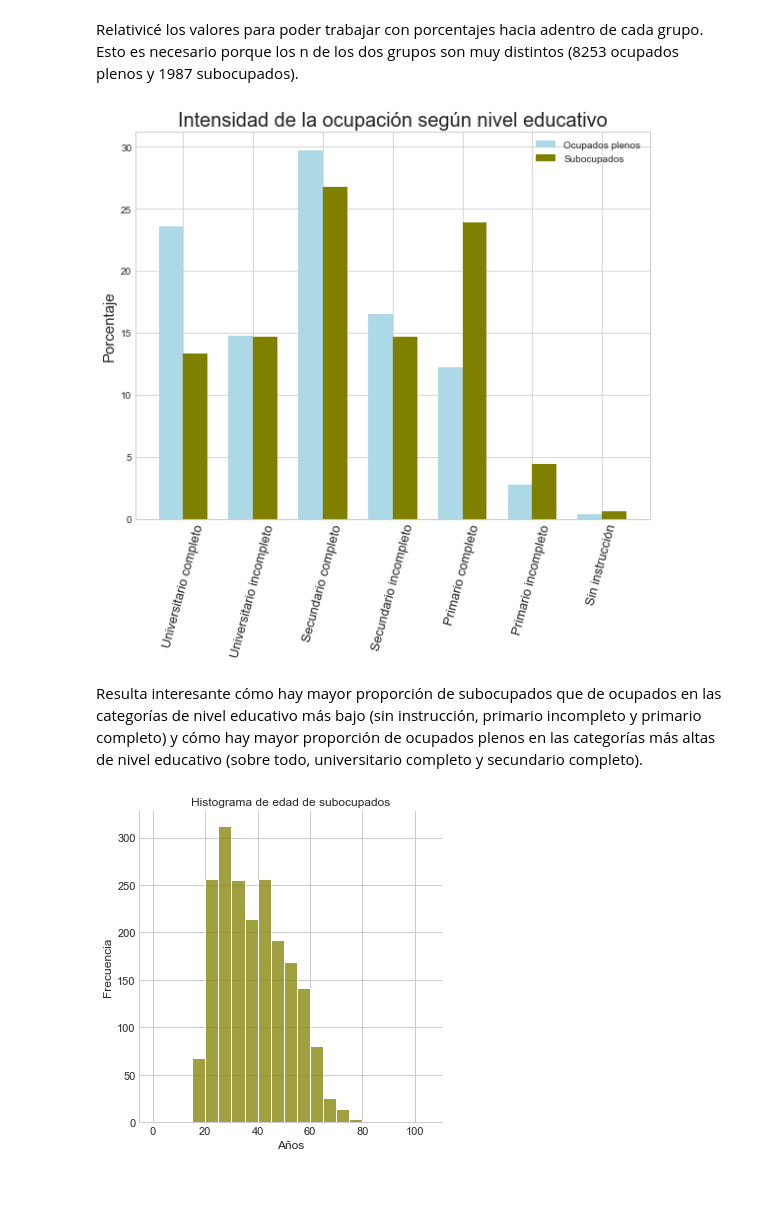
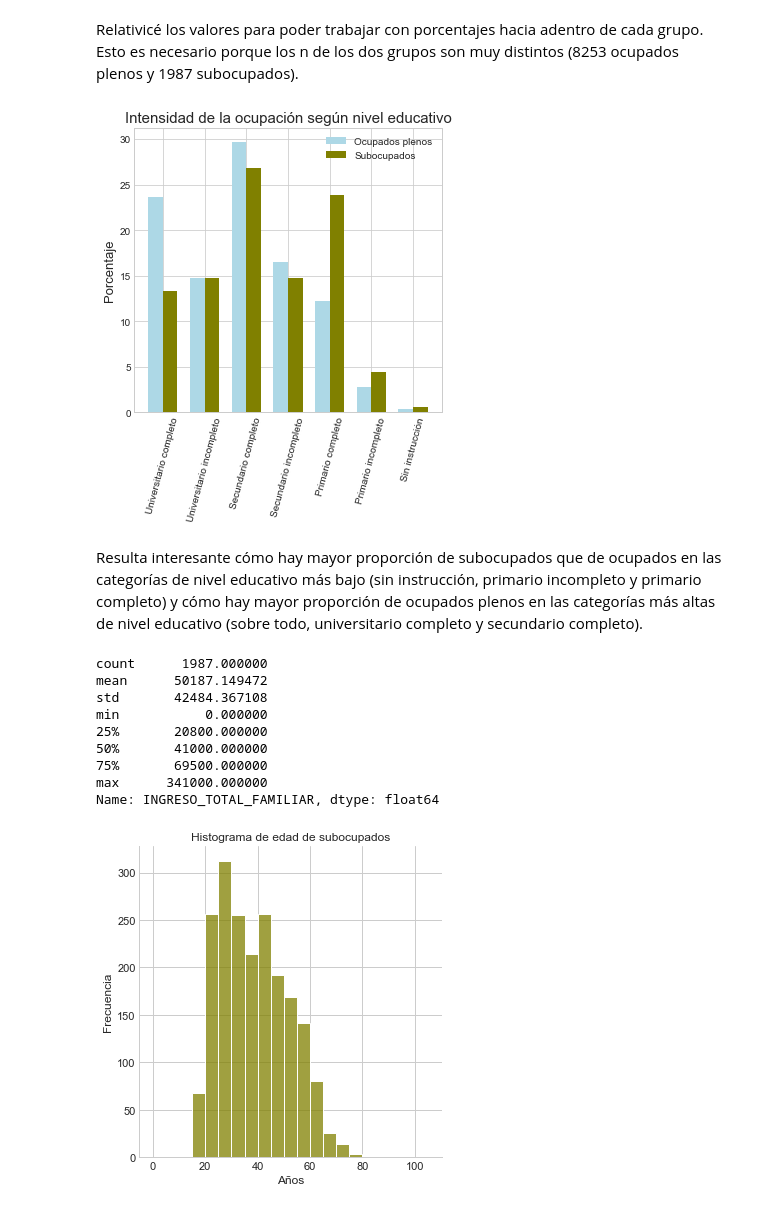
Before and after one commit to VioleCP/EPH-subocupacion, a Jupyter notebook: Subocupación Argentina.ipynb, the cells around one changed output. Cells and saved outputs as stored; diff of their text form; code cells hidden in the pictures.

```diff
--- a/Subocupación Argentina.ipynb
+++ b/Subocupación Argentina.ipynb
@@ -610,35 +577,47 @@ Relativicé los valores para poder trabajar con porcentajes hacia adentro de cad
 # %%
 #Cuadro comparando nivel educativo entre subocupados y ocupados plenos en porcentajes.
 labels = ['Universitario completo', 'Universitario incompleto', 'Secundario completo', 'Secundario incompleto', 'Primario completo', "Primario incompleto", "Sin instrucción"]
 ocupadop = [23.6, 14.8, 29.7, 16.5, 12.2, 2.8, 0.4]
 subo= [13.3, 14.7, 26.8, 14.7, 23.9, 4.4, 0.6]
 
 x = np.arange(len(labels))
 width = 0.35
 
 
-fig, ax = plt.subplots(figsize=(8,8))
+fig, ax = plt.subplots(figsize=(5,6))
 rects1 = ax.bar(x - width/2, ocupadop, width, label='Ocupados plenos', color="lightblue")
 rects2 = ax.bar(x + width/2, subo, width, label='Subocupados', color="olive")
 
-ax.set_ylabel('Porcentaje', fontsize=15)
-ax.set_title('Intensidad de la ocupación según nivel educativo', fontsize=20)
+ax.set_ylabel('Porcentaje', fontsize=13)
+ax.set_title('Intensidad de la ocupación según nivel educativo', fontsize=15)
 ax.set_xticks(x)
-ax.set_xticklabels(labels, fontsize=13)
+ax.set_xticklabels(labels, fontsize=10)
 ax.legend()
 
 plt.xticks(rotation=75)
 fig.tight_layout()
 
 plt.show()
 # %% [output]
-[figure, old version]
+[figure, new version]
 # %% [markdown]
 Resulta interesante cómo hay mayor proporción de subocupados que de ocupados en las categorías de nivel educativo más bajo (sin instrucción, primario incompleto y primario completo) y cómo hay mayor proporción de ocupados plenos en las categorías más altas de nivel educativo (sobre todo, universitario completo y secundario completo).
 # %%
 #Intensidad de la educación según edad
 subocupados = ocupados.loc[ocupados['INTENSIDAD_DE_LA_OCUPACIÓN'].isin(['Subocupado'])]
 ocupados_plenos = ocupados.loc[ocupados['INTENSIDAD_DE_LA_OCUPACIÓN'].isin(['Ocupado pleno'])]
+# %%
+subocupados.INGRESO_TOTAL_FAMILIAR.describe()
+# %% [output]
+count      1987.000000
+mean      50187.149472
+std       42484.367108
+min           0.000000
+25%       20800.000000
+50%       41000.000000
+75%       69500.000000
+max      341000.000000
+Name: INGRESO_TOTAL_FAMILIAR, dtype: float64
 # %%
 intervalos = range(0, 110, 5)
 
```
Also changed, not shown: parts of 9 cells of this notebook.
